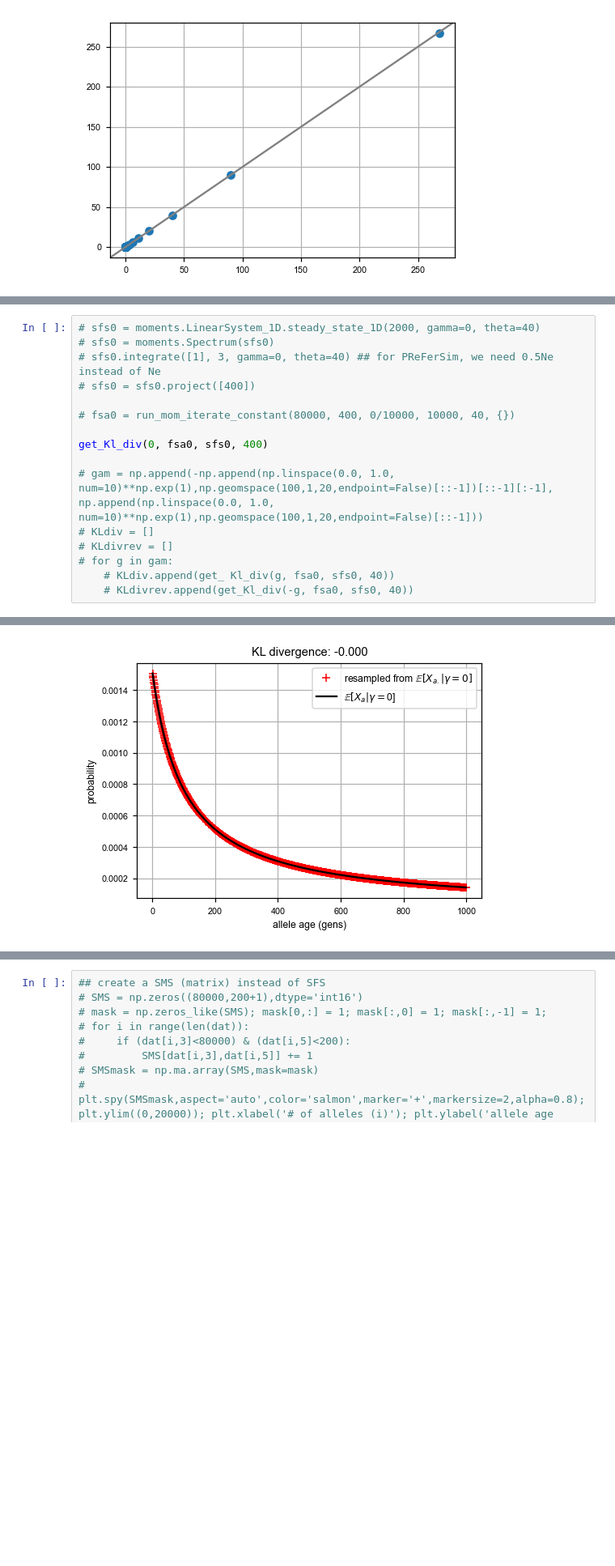
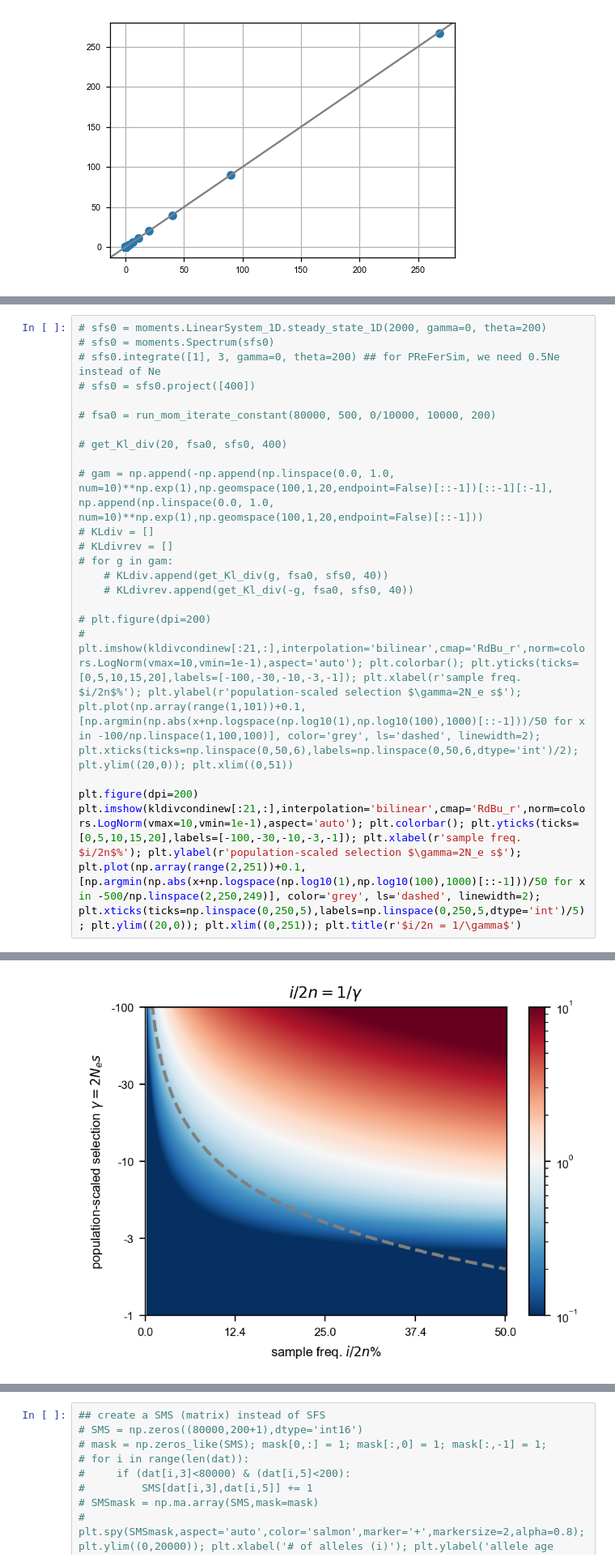
Before and after one commit to VivaswatS/selCoefEst, a Jupyter notebook: changingpopsizesims.ipynb, the cells around one changed output, grey strips where cells are left out. Shown at 81% size. Cells and saved outputs as stored; diff of their text form; blank space fills up the shorter version.

```diff
--- a/changingpopsizesims.ipynb
+++ b/changingpopsizesims.ipynb
@@ -868,17 +911,23 @@ def get_Kl_div(g, fsa0, sfs0, theta):
 # %%
-# sfs0 = moments.LinearSystem_1D.steady_state_1D(2000, gamma=0, theta=40)
+# sfs0 = moments.LinearSystem_1D.steady_state_1D(2000, gamma=0, theta=200)
 # sfs0 = moments.Spectrum(sfs0)
-# sfs0.integrate([1], 3, gamma=0, theta=40) ## for PReFerSim, we need 0.5Ne instead of Ne
+# sfs0.integrate([1], 3, gamma=0, theta=200) ## for PReFerSim, we need 0.5Ne instead of Ne
 # sfs0 = sfs0.project([400])
 
-# fsa0 = run_mom_iterate_constant(80000, 400, 0/10000, 10000, 40, {})
+# fsa0 = run_mom_iterate_constant(80000, 500, 0/10000, 10000, 200)
 
-get_Kl_div(0, fsa0, sfs0, 400)
+# get_Kl_div(20, fsa0, sfs0, 400)
 
 # gam = np.append(-np.append(np.linspace(0.0, 1.0, num=10)**np.exp(1),np.geomspace(100,1,20,endpoint=False)[::-1])[::-1][:-1], np.append(np.linspace(0.0, 1.0, num=10)**np.exp(1),np.geomspace(100,1,20,endpoint=False)[::-1]))
 # KLdiv = []
 # KLdivrev = []
 # for g in gam:
-    # KLdiv.append(get_ Kl_div(g, fsa0, sfs0, 40))
+    # KLdiv.append(get_Kl_div(g, fsa0, sfs0, 40))
     # KLdivrev.append(get_Kl_div(-g, fsa0, sfs0, 40))
+
+# plt.figure(dpi=200)
+# plt.imshow(kldivcondinew[:21,:],interpolation='bilinear',cmap='RdBu_r',norm=colors.LogNorm(vmax=10,vmin=1e-1),aspect='auto'); plt.colorbar(); plt.yticks(ticks=[0,5,10,15,20],labels=[-100,-30,-10,-3,-1]); plt.xlabel(r'sample freq. $i/2n$%'); plt.ylabel(r'population-scaled selection $\gamma=2N_e s$'); plt.plot(np.array(range(1,101))+0.1, [np.argmin(np.abs(x+np.logspace(np.log10(1),np.log10(100),1000)[::-1]))/50 for x in -100/np.linspace(1,100,100)], color='grey', ls='dashed', linewidth=2); plt.xticks(ticks=np.linspace(0,50,6),labels=np.linspace(0,50,6,dtype='int')/2); plt.ylim((20,0)); plt.xlim((0,51))
+
+plt.figure(dpi=200)
+plt.imshow(kldivcondinew[:21,:],interpolation='bilinear',cmap='RdBu_r',norm=colors.LogNorm(vmax=10,vmin=1e-1),aspect='auto'); plt.colorbar(); plt.yticks(ticks=[0,5,10,15,20],labels=[-100,-30,-10,-3,-1]); plt.xlabel(r'sample freq. $i/2n$%'); plt.ylabel(r'population-scaled selection $\gamma=2N_e s$'); plt.plot(np.array(range(2,251))+0.1, [np.argmin(np.abs(x+np.logspace(np.log10(1),np.log10(100),1000)[::-1]))/50 for x in -500/np.linspace(2,250,249)], color='grey', ls='dashed', linewidth=2); plt.xticks(ticks=np.linspace(0,250,5),labels=np.linspace(0,250,5,dtype='int')/5); plt.ylim((20,0)); plt.xlim((0,251)); plt.title(r'$i/2n = 1/\gamma$')
 # %% [output]
@@ -886 +935 @@ get_Kl_div(0, fsa0, sfs0, 400)
-[figure, old version]
+[figure, new version]
```
Also changed, not shown: parts of 13 cells of this notebook, 15 other files.
